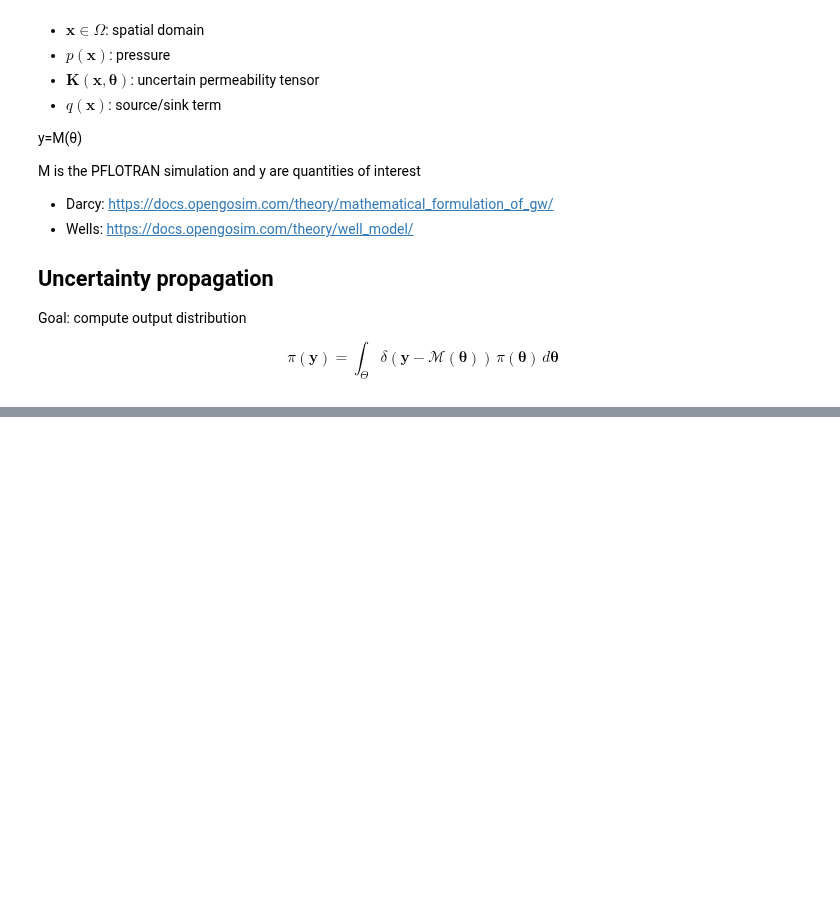
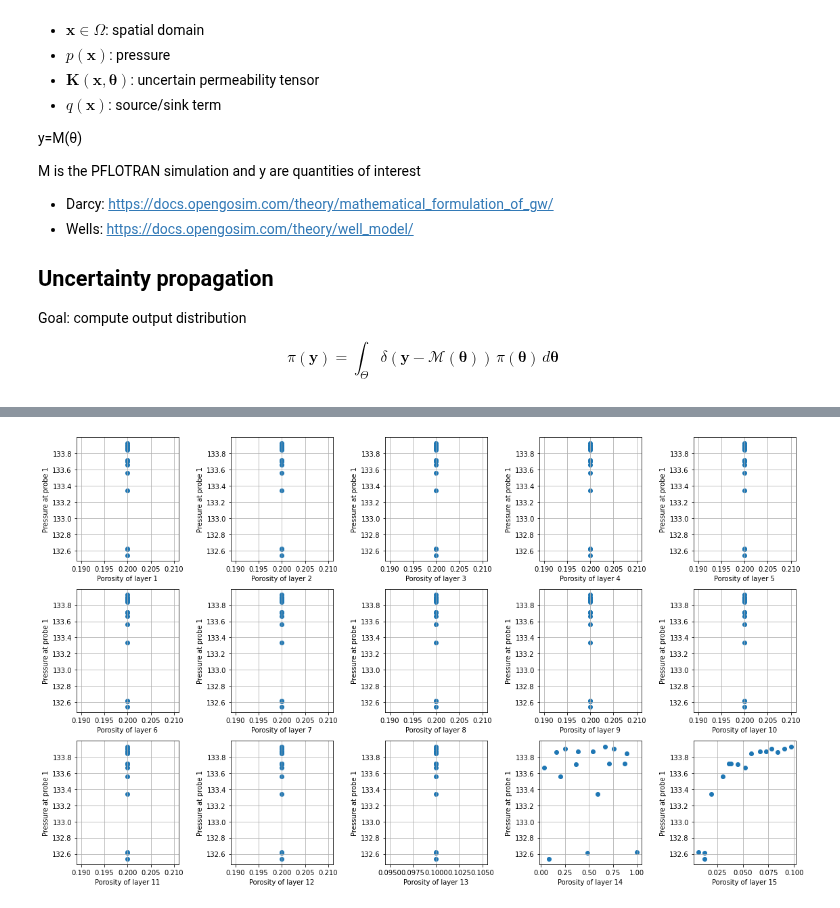
Before and after one commit to UM-Bridge/benchmarks, a Jupyter notebook: benchmarks/resevoirsim/opengosim.ipynb, the cells around one changed output, grey strips where cells are left out. Saved outputs shown, nothing was run; the diff lists cells and outputs as text; code cells hidden in the pictures; blank space fills up the shorter version.

```diff
--- a/benchmarks/resevoirsim/opengosim.ipynb
+++ b/benchmarks/resevoirsim/opengosim.ipynb
@@ -302,14 +301,0 @@ plt.show()
-# %%
-output2 = [feval[i, 0, 2] for i in range(len(valid_samples))]
-
-fig, axs = plt.subplots(3, 4, figsize=(16, 10))
-for j in range(n_inputs):
-    row, col = divmod(j, 4)
-    ax = axs[row, col]
-    ax.scatter(samples[:, j], output2)
-    ax.set_xlabel(f'Porosity of layer {j+1}')
-    ax.set_ylabel('Pressure at probe 2')
-    ax.grid(True)
-
-plt.tight_layout(rect=[0, 0, 1, 0.95])
-plt.show()
@@ -318,14 +301,0 @@ plt.show()
-# %%
-output3 = [feval[i, 0, 3] for i in range(len(valid_samples))]
-
-fig, axs = plt.subplots(3, 4, figsize=(16, 10))
-for j in range(n_inputs):
-    row, col = divmod(j, 4)
-    ax = axs[row, col]
-    ax.scatter(samples[:, j], output1)
-    ax.set_xlabel(f'Porosity of layer {j+1}')
-    ax.set_ylabel('Pressure at probe 3')
-    ax.grid(True)
-
-plt.tight_layout(rect=[0, 0, 1, 0.95])
-plt.show()
@@ -333,0 +311,16 @@ plt.show()
+# %%
+output1 = [feval[i, 0, 1] for i in range(len(samples))]
+
+fig, axs = plt.subplots(3, 5, figsize=(16, 10))
+for j in range(n_inputs):
+    row, col = divmod(j, 5)
+    ax = axs[row, col]
+    ax.scatter(samples[:, j], output1)
+    ax.set_xlabel(f'Porosity of layer {j+1}')
+    ax.set_ylabel('Pressure at probe 1')
+    ax.grid(True)
+
+plt.tight_layout(rect=[0, 0, 1, 0.95])
+plt.show()
+# %% [output]
+[figure, added]
```
Also changed, not shown: parts of 22 cells of this notebook, 1 other file.
